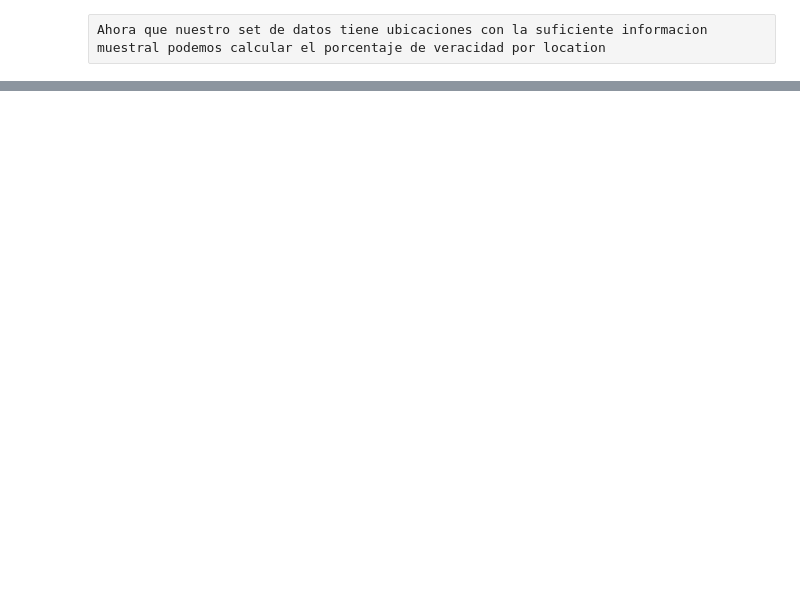
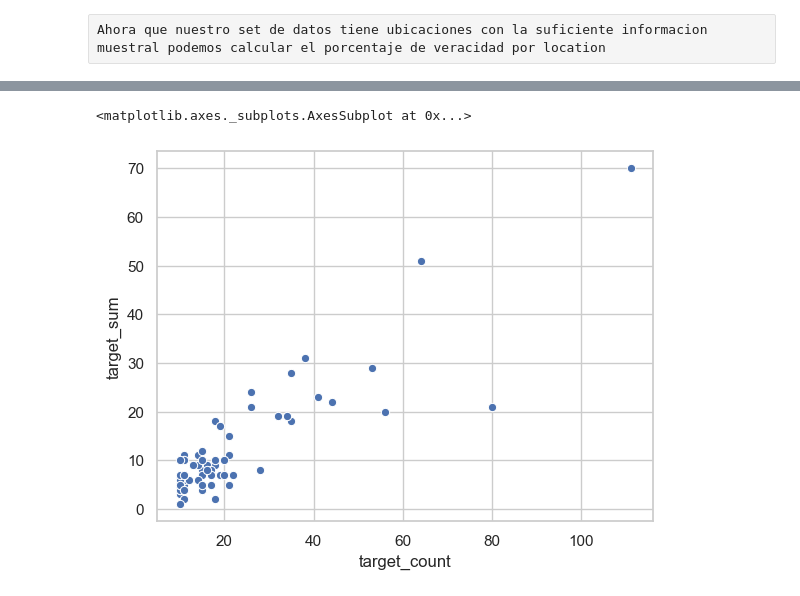
Before and after one commit to d-bizari/Organizacion-de-datos, a Jupyter notebook: TP1.ipynb, the cells around one changed output, grey strips where cells are left out. Cells and saved outputs as stored; diff of their text form; code cells hidden in the pictures; blank space fills up the shorter version.

```diff
--- a/TP1.ipynb
+++ b/TP1.ipynb
@@ -43,0 +116,8 @@ g = sns.barplot(x=droped_sorted['truth_percentage'].nlargest(10),y=droped_sorted
+# %%
+# Histograma con size de las veces tweeteadas desde esas locations
+# no pareciera haber relacion entre la cantidad de veces mencionada con su verdad
+data_grouped_location = data_grouped_location.drop(data_grouped_location.loc[data_grouped_location.index == 'unknown'].index)
+sns.scatterplot(x=data_grouped_location['target_count'],y=data_grouped_location['target_sum'])
+# %% [output]
+<matplotlib.axes._subplots.AxesSubplot at 0x...>
+[figure, added]
```
Also changed, not shown: parts of 10 cells of this notebook.
